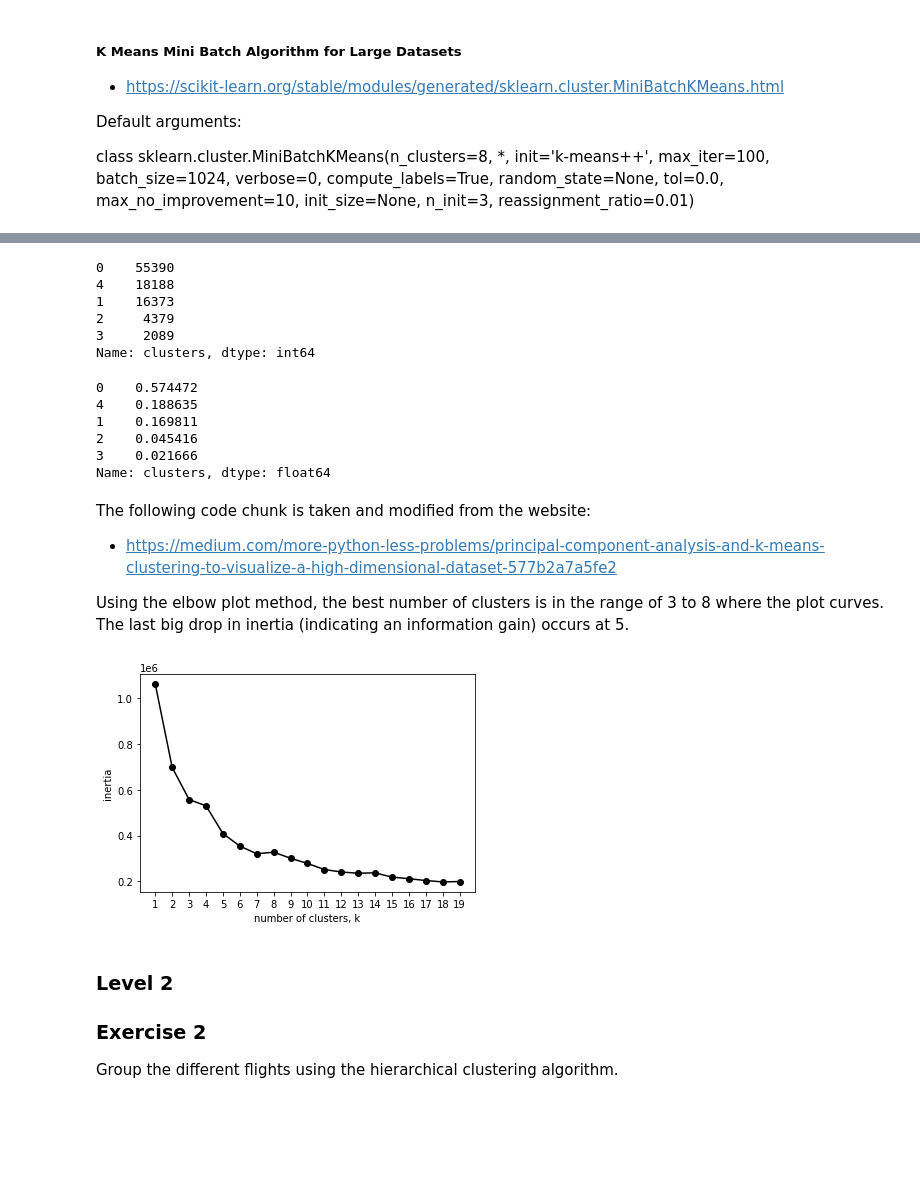
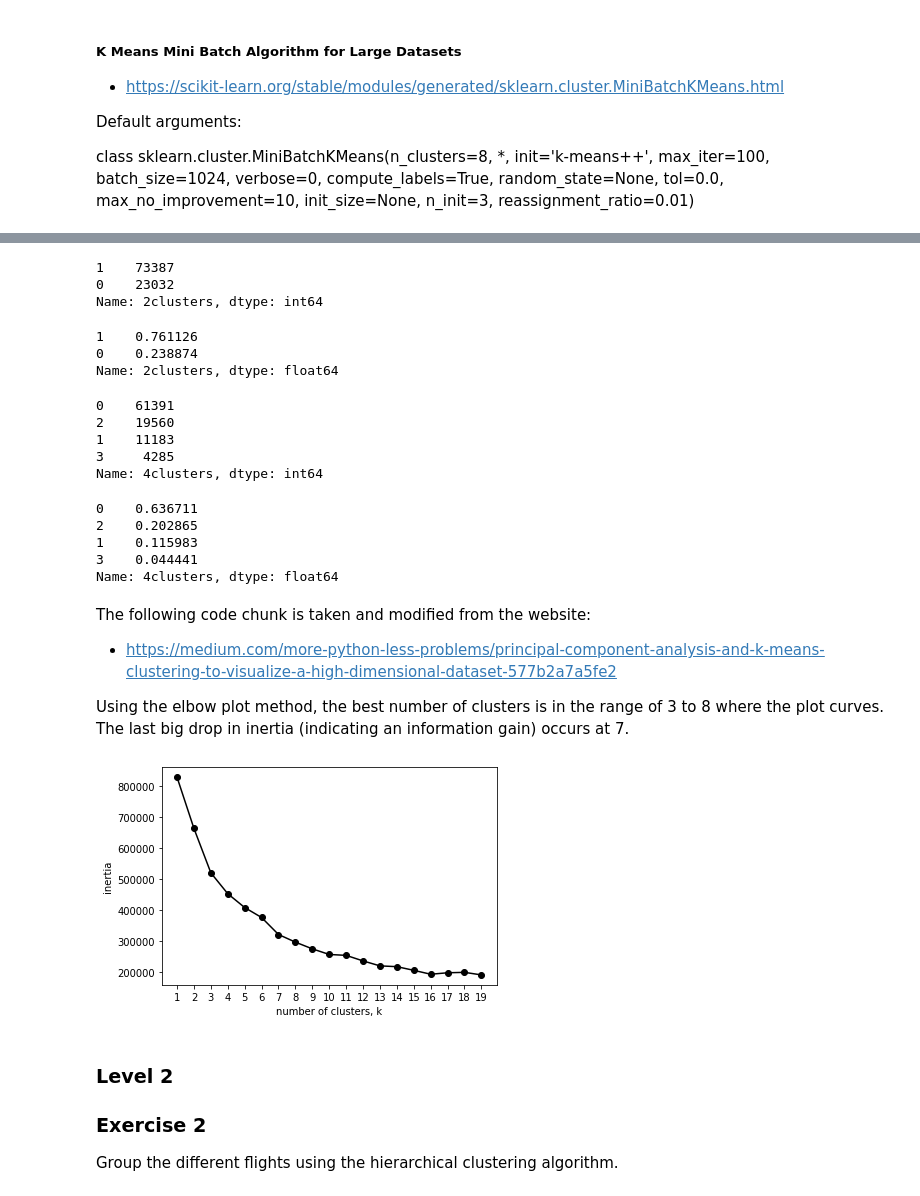
Before and after one commit to KatBCN/NoSupervisat_Agrupament, a Jupyter notebook: Sprint_11_PCA_Clustering.ipynb, the cells around one changed output, grey strips where cells are left out. Drawn from its saved outputs; the diff is of its cells as text; code cells hidden in the pictures; blank space fills up the shorter version.

Commit message:
Clusters on PCA Sample

```diff
--- a/Sprint_11_PCA_Clustering.ipynb
+++ b/Sprint_11_PCA_Clustering.ipynb
@@ -101,10 +101,12 @@ I do not know the ideal number of clusters, but will try with 3 clusters, and li
 Default arguments:
 
 class sklearn.cluster.MiniBatchKMeans(n_clusters=8, *, init='k-means++', max_iter=100, batch_size=1024, verbose=0, compute_labels=True, random_state=None, tol=0.0, max_no_improvement=10, init_size=None, n_init=3, reassignment_ratio=0.01)
+# %%
+X = df.iloc[:, [0,1,2,3]]
 # %%
 # define the model
-kmeans = MiniBatchKMeans(n_clusters=5,random_state=324)
+kmeans = MiniBatchKMeans(n_clusters=2,random_state=324)
 # %%
 # fit the model
-kmeans.fit(df)
+kmeans.fit(X)
 # %% [output]
@@ -127,46 +129,61 @@ df.head()
 # %%
-df.clusters.value_counts()
+df['2clusters'].value_counts()
 # %% [output]
-0    55390
-4    18188
-1    16373
-2     4379
-3     2089
-Name: clusters, dtype: int64
+1    73387
+0    23032
+Name: 2clusters, dtype: int64
+# %%
+ df['2clusters'].value_counts(normalize=True)
+# %% [output]
+1    0.761126
+0    0.238874
+Name: 2clusters, dtype: float64
+# %%
+kmeans = MiniBatchKMeans(n_clusters=4,random_state=324)
+kmeans.fit(X)
+yhat = kmeans.predict(X)
+df['4clusters'] = yhat.tolist()
+# %%
+df['4clusters'].value_counts()
+# %% [output]
+0    61391
+2    19560
+1    11183
+3     4285
+Name: 4clusters, dtype: int64
 # %%
-df.clusters.value_counts(normalize=True)
+df['4clusters'].value_counts(normalize=True)
 # %% [output]
-0    0.574472
-4    0.188635
-1    0.169811
-2    0.045416
-3    0.021666
-Name: clusters, dtype: float64
+0    0.636711
+2    0.202865
+1    0.115983
+3    0.044441
+Name: 4clusters, dtype: float64
 # %% [markdown]
 The following code chunk is taken and modified from the website:
 - https://medium.com/more-python-less-problems/principal-component-analysis-and-k-means-clustering-to-visualize-a-high-dimensional-dataset-577b2a7a5fe2
 
-Using the elbow plot method, the best number of clusters is in the range of 3 to 8 where the plot curves. The last big drop in inertia (indicating an information gain) occurs at 5.
+Using the elbow plot method, the best number of clusters is in the range of 3 to 8 where the plot curves. The last big drop in inertia (indicating an information gain) occurs at 7.
 # %%
 ks = range(1, 20)
 inertias = []
 for k in ks:
     # Create a KMeans instance with k clusters: model
     model = MiniBatchKMeans(n_clusters=k,random_state=324)
 
     # Fit model to samples
-    model.fit(df)
+    model.fit(X)
 
     # Append the inertia to the list of inertias
     inertias.append(model.inertia_)
 
 plt.plot(ks, inertias, '-o', color='black')
 plt.xlabel('number of clusters, k')
 plt.ylabel('inertia')
 plt.xticks(ks)
 plt.show()
 # %% [output]
-[figure, old version]
+[figure, new version]
 # %% [markdown]
 ### Level 2
 ### Exercise 2
```
Also changed, not shown: parts of 7 cells of this notebook.
